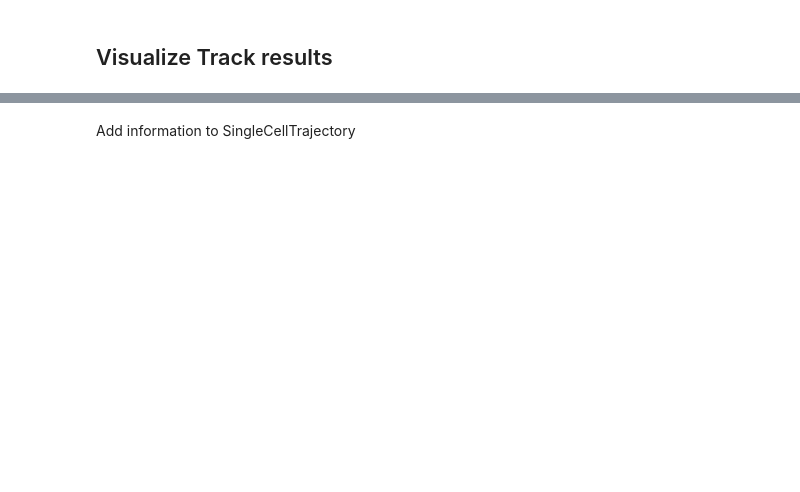
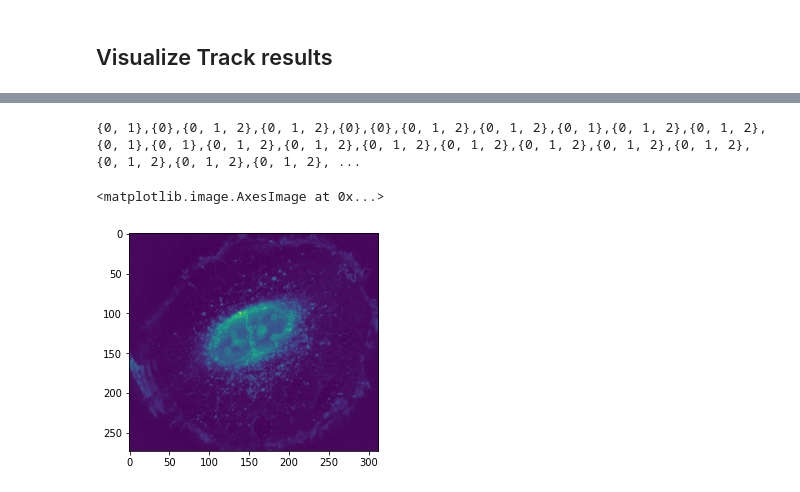
Before and after one commit to xing-lab-pitt/livecellx, a Jupyter notebook: notebooks/track_visualize_SORT.ipynb, the cells around one changed output, grey strips where cells are left out. Drawn from its saved outputs; the diff is of its cells as text; code cells hidden in the pictures; blank space fills up the shorter version.

```diff
--- a/notebooks/track_visualize_SORT.ipynb
+++ b/notebooks/track_visualize_SORT.ipynb
@@ -7,15 +7,19 @@ import sys
 import numpy as np
 from skimage import feature, measure
 import livecell_tracker
-from livecell_tracker.segment import datasets
+from livecell_tracker.core import datasets
+from livecell_tracker.core.datasets import LiveCellImageDataset
 import livecell_tracker.segment
-from livecell_tracker import segment
+from livecell_tracker import core
 import livecell_tracker.core.utils
 from tqdm import tqdm
+import json
+from livecell_tracker.core import (
+    SingleCellTrajectory,
+    SingleCellStatic,
+    SingleCellTrajectoryCollection,
+)
 
-seg_path = r"""../datasets/test_data/track_sort/seg_output_3_imgs"""
-label_seg_imgs = core.datasets.LiveCellImageDataset(seg_path, ext="png")
-dataset_dir_path = Path(
-    r"../cxa-data/june_2022_data_8bit_png/restart_day0_Group 1_wellA1_RI_MIP_stitched"
-)
-raw_imgs = core.datasets.LiveCellImageDataset(dataset_dir_path, ext="png")
+traj_collection_json_path = "../datasets/test_data/traj_analysis/test_trajs.json"
+traj_collection_json = json.load(open(traj_collection_json_path, "r"))
+trajectory_collection = SingleCellTrajectoryCollection().load_from_json_dict(traj_collection_json)
@@ -60,2 +25,0 @@ for bbox in bboxes:
-# %% [markdown]
-Add information to SingleCellTrajectory
@@ -97,0 +26,11 @@ for traj in sorted_trajs:
+# %%
+for t_id in trajectory_collection.track_id_to_trajectory:
+    print(trajectory_collection.track_id_to_trajectory[t_id].timeframe_set, end=",")
+# %% [output]
+{0, 1},{0},{0, 1, 2},{0, 1, 2},{0},{0},{0, 1, 2},{0, 1, 2},{0, 1},{0, 1, 2},{0, 1, 2},{0, 1},{0, 1},{0, 1, 2},{0, 1, 2},{0, 1, 2},{0, 1, 2},{0, 1, 2},{0, 1, 2},{0, 1, 2},{0, 1, 2},{0, 1, 2},{0, 1, 2}, ...
+# %%
+import matplotlib.pyplot as plt
+plt.imshow(trajectory_collection.track_id_to_trajectory[1].get_single_cell(0).get_img_crop())
+# %% [output]
+<matplotlib.image.AxesImage at 0x...>
+[figure, added]
```
Also changed, not shown: parts of 8 cells of this notebook.
